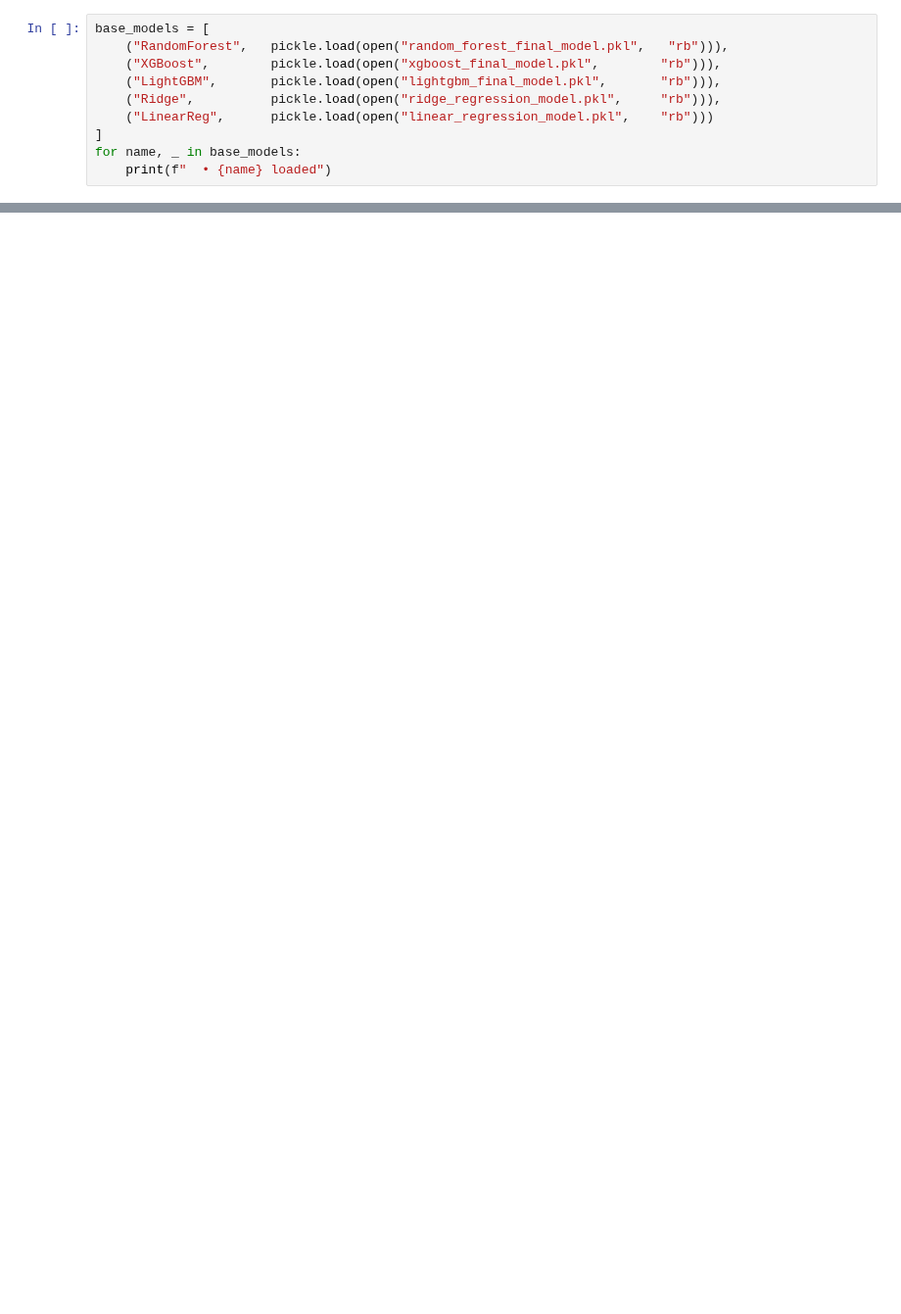
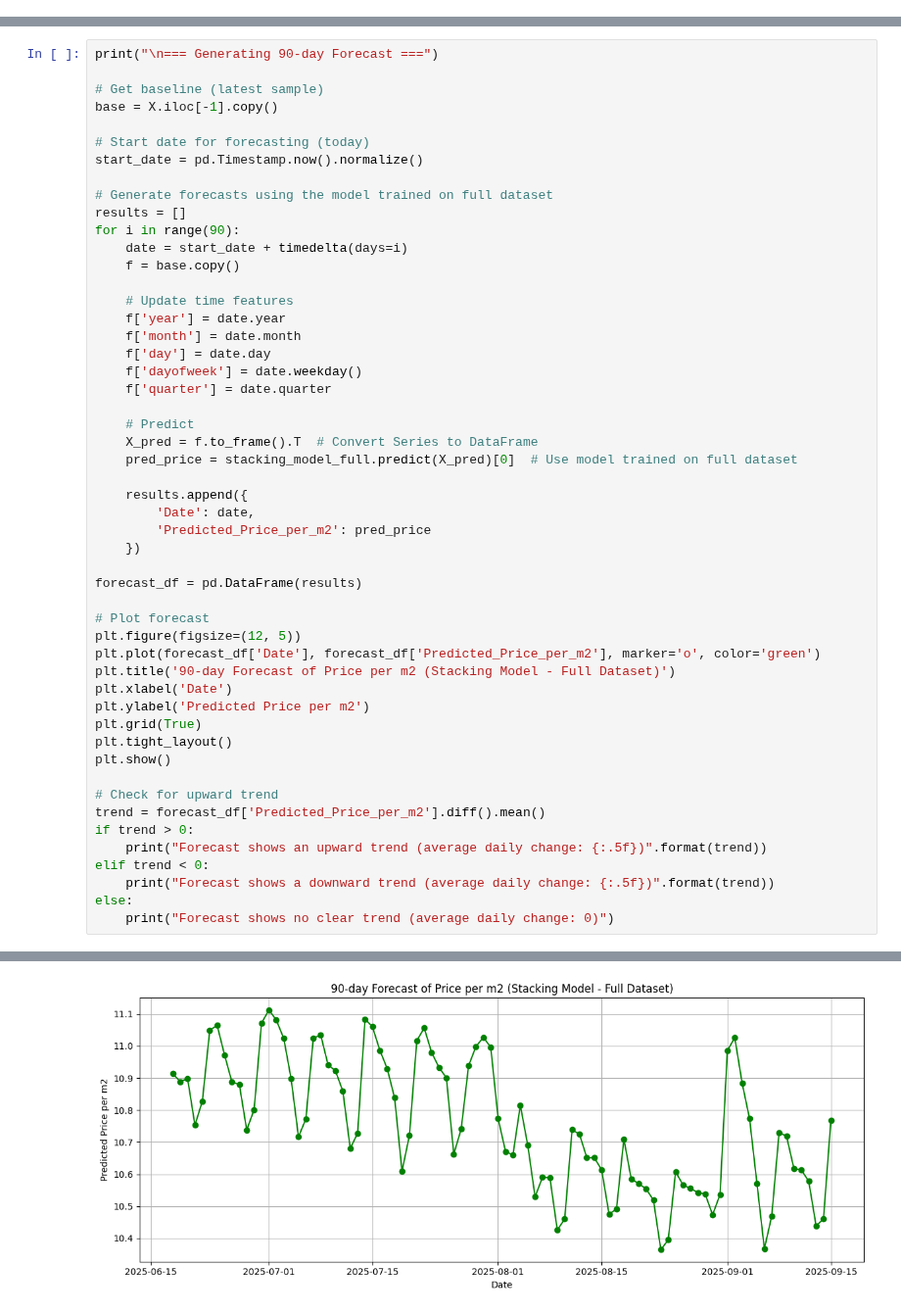
Before and after one commit to LuniuLun/RealEstate, a Jupyter notebook: MachineLearning/RealEstatePrediction/Stacking.ipynb, the cells around one changed output, grey strips where cells are left out. Shown at 98% size. Drawn from its saved outputs; the diff is of its cells as text; blank space fills up the shorter version.

```diff
--- a/MachineLearning/RealEstatePrediction/Stacking.ipynb
+++ b/MachineLearning/RealEstatePrediction/Stacking.ipynb
@@ -125,10 +48,0 @@ def export_base_models_to_pmml(model_path, model_name, output_pmml_path):
-# %%
-base_models = [
-    ("RandomForest",   pickle.load(open("random_forest_final_model.pkl",   "rb"))),
-    ("XGBoost",        pickle.load(open("xgboost_final_model.pkl",        "rb"))),
-    ("LightGBM",       pickle.load(open("lightgbm_final_model.pkl",       "rb"))),
-    ("Ridge",          pickle.load(open("ridge_regression_model.pkl",     "rb"))),
-    ("LinearReg",      pickle.load(open("linear_regression_model.pkl",    "rb")))
-]
-for name, _ in base_models:
-    print(f"  • {name} loaded")
@@ -353,0 +482,52 @@ plt.show()
+# %%
+print("\n=== Generating 90-day Forecast ===")
+
+# Get baseline (latest sample)
+base = X.iloc[-1].copy()
+
+# Start date for forecasting (today)
+start_date = pd.Timestamp.now().normalize()
+
+# Generate forecasts using the model trained on full dataset
+results = []
+for i in range(90):
+    date = start_date + timedelta(days=i)
+    f = base.copy()
+
+    # Update time features
+    f['year'] = date.year
+    f['month'] = date.month
+    f['day'] = date.day
+    f['dayofweek'] = date.weekday()
+    f['quarter'] = date.quarter
+
+    # Predict
+    X_pred = f.to_frame().T  # Convert Series to DataFrame
+    pred_price = stacking_model_full.predict(X_pred)[0]  # Use model trained on full dataset
+
+    results.append({
+        'Date': date,
+        'Predicted_Price_per_m2': pred_price
+    })
+
+forecast_df = pd.DataFrame(results)
+
+# Plot forecast
+plt.figure(figsize=(12, 5))
+plt.plot(forecast_df['Date'], forecast_df['Predicted_Price_per_m2'], marker='o', color='green')
+plt.title('90-day Forecast of Price per m2 (Stacking Model - Full Dataset)')
+plt.xlabel('Date')
+plt.ylabel('Predicted Price per m2')
+plt.grid(True)
+plt.tight_layout()
+plt.show()
+
+# Check for upward trend
+trend = forecast_df['Predicted_Price_per_m2'].diff().mean()
+if trend > 0:
+    print("Forecast shows an upward trend (average daily change: {:.5f})".format(trend))
+elif trend < 0:
+    print("Forecast shows a downward trend (average daily change: {:.5f})".format(trend))
+else:
+    print("Forecast shows no clear trend (average daily change: 0)")
+# %% [output]
@@ -353,0 +535 @@ plt.show()
+[figure, added]
```
Also changed, not shown: parts of 33 cells of this notebook, 4 other files.
